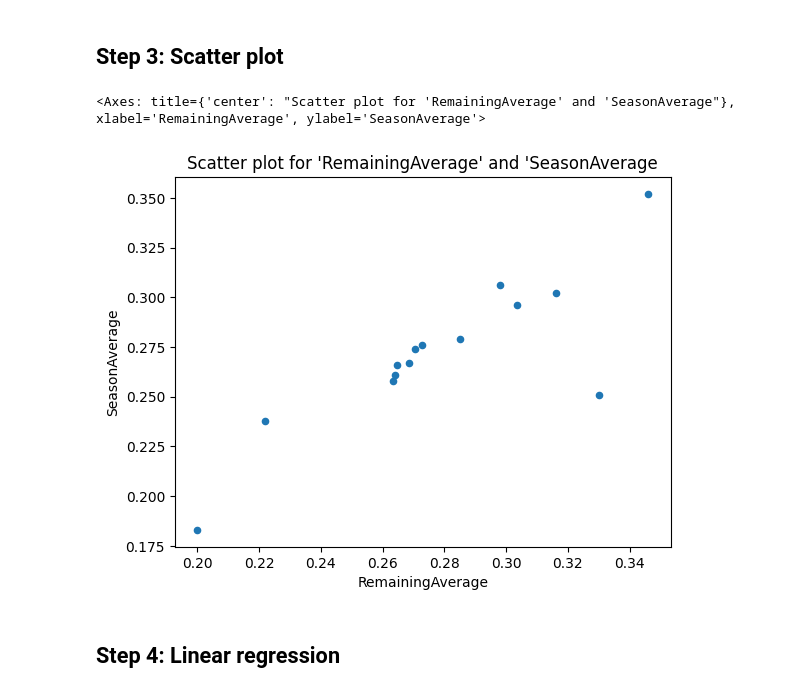
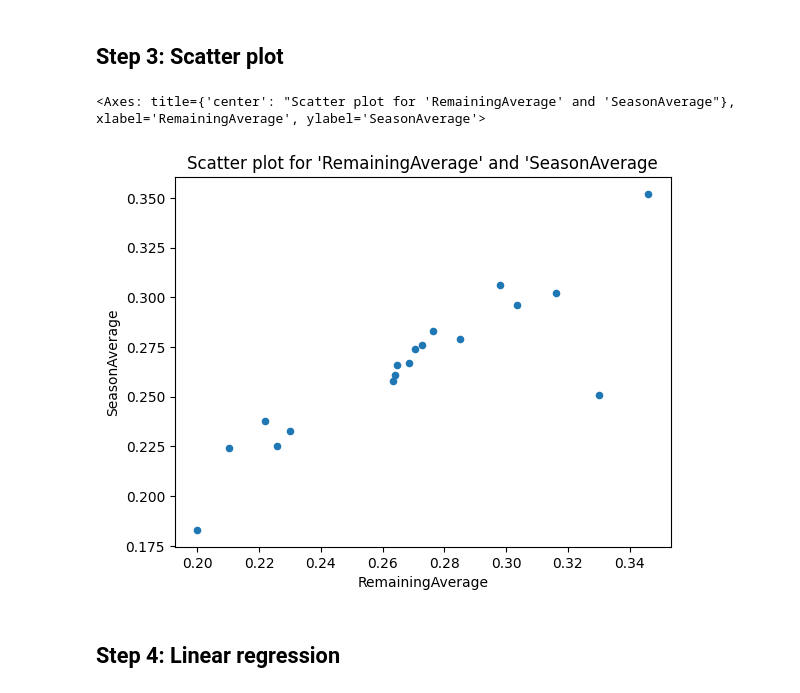
Before and after one commit to gmatiukhin/rudn-study-3rd-year, a Jupyter notebook: ml-methods/lab1/lab1.ipynb, the cells around one changed output. Drawn from its saved outputs; the diff is of its cells as text; code cells hidden in the pictures.

```diff
--- a/ml-methods/lab1/lab1.ipynb
+++ b/ml-methods/lab1/lab1.ipynb
@@ -142,7 +119,7 @@ ecdf.plot.line(title="ECDF plot for 'SeasonAverage'")
 # %% [markdown]
 ## Step 3: Scatter plot
 # %%
-train.plot.scatter("RemainingAverage", "SeasonAverage", title="Scatter plot for 'RemainingAverage' and 'SeasonAverage")
+df.plot.scatter("RemainingAverage", "SeasonAverage", title="Scatter plot for 'RemainingAverage' and 'SeasonAverage")
 # %% [output]
 <Axes: title={'center': "Scatter plot for 'RemainingAverage' and 'SeasonAverage"}, xlabel='RemainingAverage', ylabel='SeasonAverage'>
-[figure, old version]
+[figure, new version]
```
Also changed, not shown: parts of 35 cells of this notebook.
